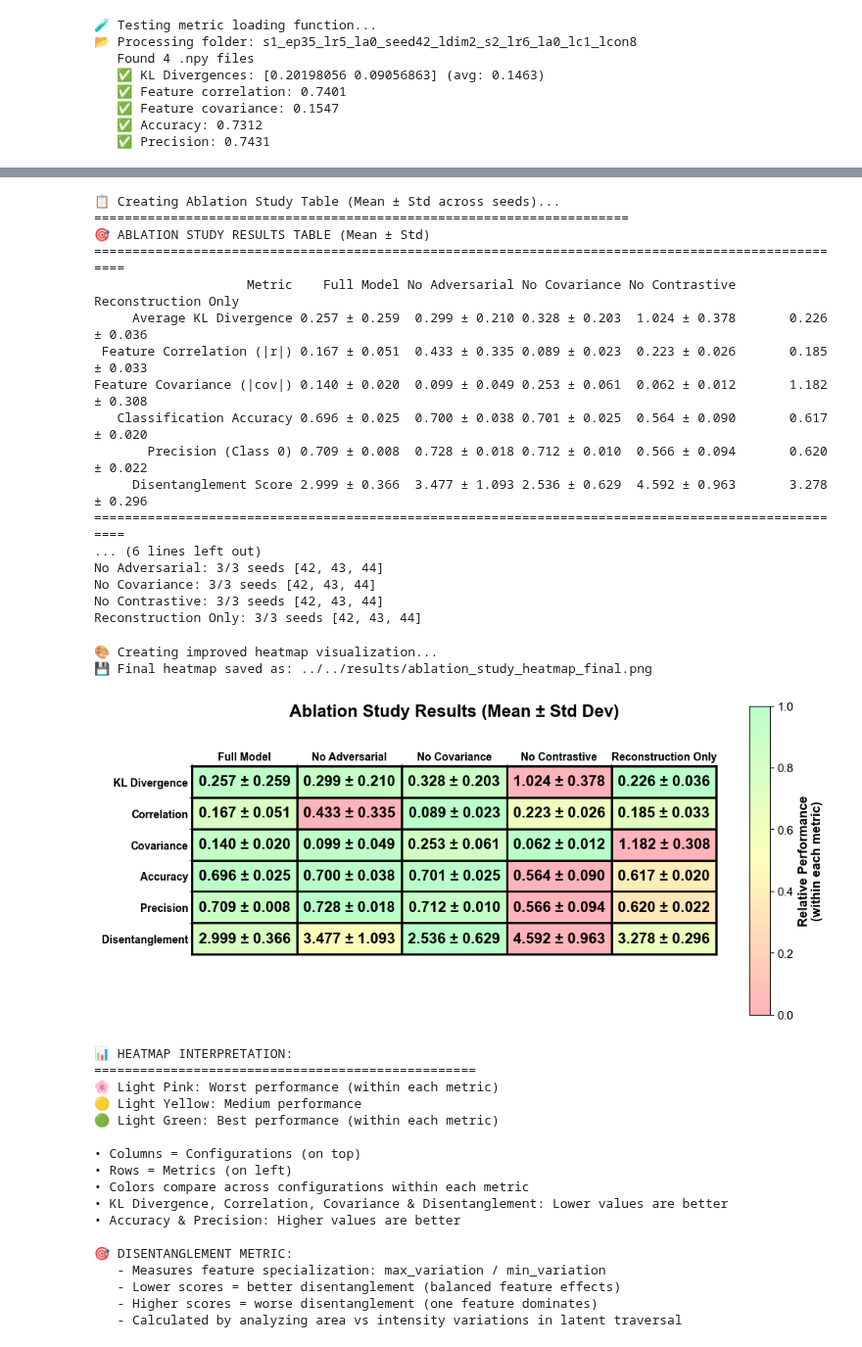
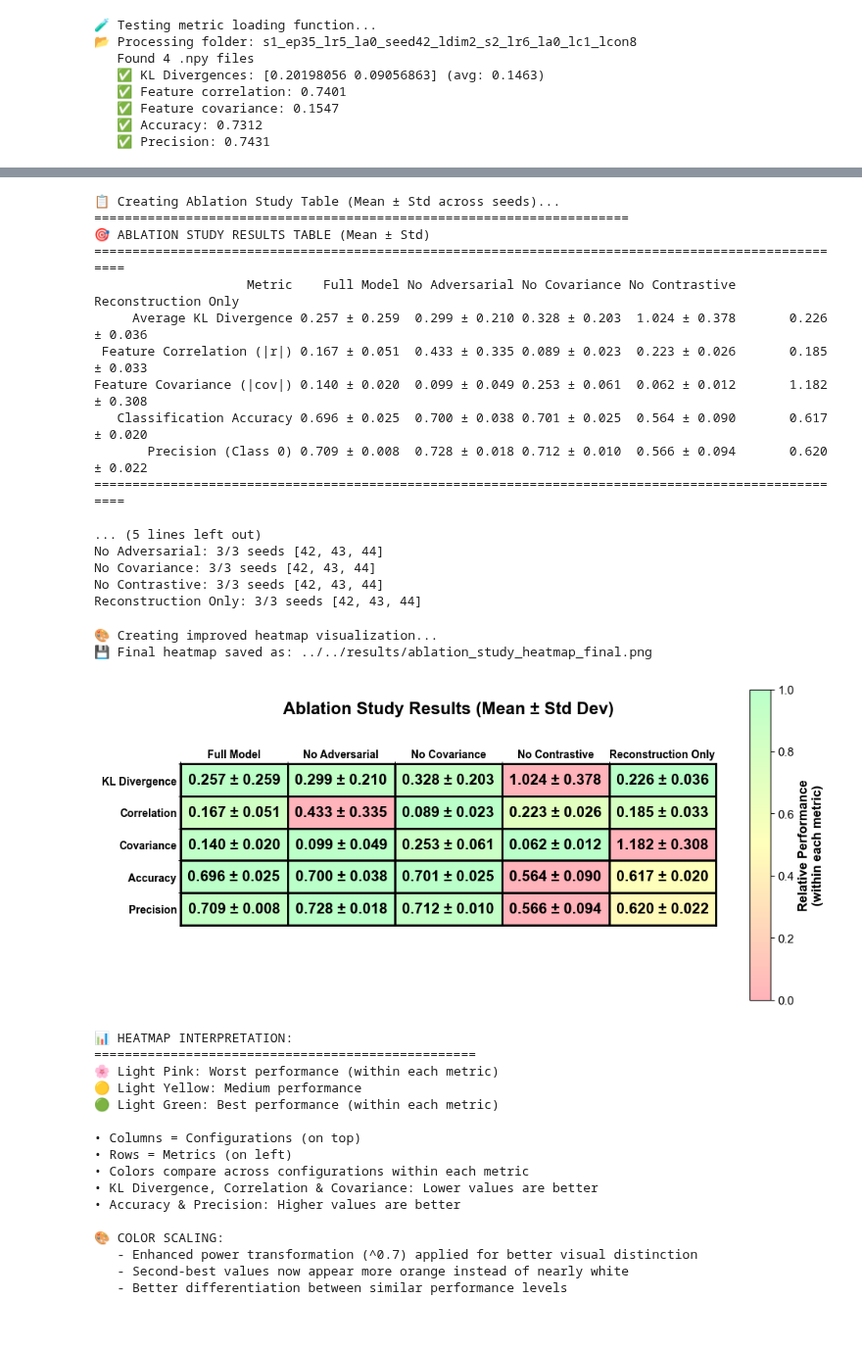
Before and after one commit to ComputationalMicroscopy4CellBio/AI4CellFate, a Jupyter notebook: notebooks/manuscript/SI_ablation_studies.ipynb, the cells around one changed output, grey strips where cells are left out. Shown at 98% size. Cells and saved outputs as stored; diff of their text form; code cells hidden in the pictures.

```diff
--- a/notebooks/manuscript/SI_ablation_studies.ipynb
+++ b/notebooks/manuscript/SI_ablation_studies.ipynb
@@ -485,15 +292,14 @@ def format_mean_std(values_list):
     else:
         return f"{mean_val:.3f} ± 0.000"
 
-# Prepare data for the table - INCLUDING DISENTANGLEMENT
+# Prepare data for the table
 table_data = {
     'Metric': [
         'Average KL Divergence',
         'Feature Correlation (|r|)',
         'Feature Covariance (|cov|)',
         'Classification Accuracy',
-        'Precision (Class 0)',
-        'Disentanglement Score'  # NEW METRIC
+        'Precision (Class 0)'
     ]
 }
 
@@ -506,8 +312,7 @@ for config_name in [config['name'] for config in ablation_configs]:
         format_mean_std(config_metrics['feature_correlation']),
         format_mean_std(config_metrics['feature_covariance']),
         format_mean_std(config_metrics['accuracy']),
-        format_mean_std(config_metrics['precision']),
-        format_mean_std(config_metrics['disentanglement_score'])  # NEW METRIC
+        format_mean_std(config_metrics['precision'])
     ]
 
     table_data[config_name] = column_values
@@ -545,9 +350,9 @@ for config_name in [config['name'] for config in ablation_configs]:
 Feature Covariance (|cov|) 0.140 ± 0.020  0.099 ± 0.049 0.253 ± 0.061  0.062 ± 0.012       1.182 ± 0.308
    Classification Accuracy 0.696 ± 0.025  0.700 ± 0.038 0.701 ± 0.025  0.564 ± 0.090       0.617 ± 0.020
        Precision (Class 0) 0.709 ± 0.008  0.728 ± 0.018 0.712 ± 0.010  0.566 ± 0.094       0.620 ± 0.022
-     Disentanglement Score 2.999 ± 0.366  3.477 ± 1.093 2.536 ± 0.629  4.592 ± 0.963       3.278 ± 0.296
 ====================================================================================================
-... (6 lines left out)
+
+... (5 lines left out)
 No Adversarial: 3/3 seeds [42, 43, 44]
 No Covariance: 3/3 seeds [42, 43, 44]
 No Contrastive: 3/3 seeds [42, 43, 44]
@@ -559,10 +364,10 @@ import numpy as np
 # Create improved heatmap visualization with row-wise normalization
 print("🎨 Creating improved heatmap visualization...")
 
-# Extract data for visualization - ROTATED WITH DISENTANGLEMENT
+# Extract data for visualization - ROTATED
 config_names = ['Full Model', 'No Adversarial', 'No Covariance', 'No Contrastive', 'Reconstruction Only']  # Only configs with data
-metric_names = ['KL Divergence', 'Correlation', 'Covariance', 'Accuracy', 'Precision', 'Disentanglement']  # Shorter names
-metric_keys = ['avg_kl_divergence', 'feature_correlation', 'feature_covariance', 'accuracy', 'precision', 'disentanglement_score']
+metric_names = ['KL Divergence', 'Correlation', 'Covariance', 'Accuracy', 'Precision']  # Shorter names
+metric_keys = ['avg_kl_divergence', 'feature_correlation', 'feature_covariance', 'accuracy', 'precision']
 
 # First, collect all available configs
 available_configs = []
@@ -603,9 +408,9 @@ raw_data_matrix = np.array(raw_data_matrix)
 text_matrix = np.array(text_matrix)
 
 # Define which metrics should be inverted (lower is better)
-metrics_lower_is_better = ['feature_correlation', 'feature_covariance', 'disentanglement_score']
+metrics_lower_is_better = ['feature_correlation', 'feature_covariance']
 
-# Normalize each row separately for coloring (compare across configurations for each metric)
+# Normalize each row separately for coloring with improved scaling for better distinction
 data_matrix = np.zeros_like(raw_data_matrix)
 for i in range(len(metric_names)):
     row = raw_data_matrix[i, :]
@@ -619,8 +424,12 @@ for i in range(len(metric_names)):
             # Invert: best (lowest) gets highest score
             normalized = 1.0 - (valid_values - np.min(valid_values)) / (np.max(valid_values) - np.min(valid_values))
         else:
-            # For others (accuracy, precision, disentanglement), higher is better
+            # For others (accuracy, precision), higher is better
             normalized = (valid_values - np.min(valid_values)) / (np.max(valid_values) - np.min(valid_values))
+
+        # Apply power transformation to enhance mid-range differences
+        # This makes the second-best values more orange-ish instead of nearly white
+        normalized = np.power(normalized, 0.7)  # Power < 1 spreads out the middle values
 
         data_matrix[i, valid_mask] = normalized
     else:
@@ -681,40 +490,39 @@ for spine in ax.spines.values():
     spine.set_color('black')
 
 # Add colorbar with Arial font
 cbar = plt.colorbar(im, ax=ax, shrink=0.6, aspect=15)
 cbar.set_label('Relative Performance\n(within each metric)', fontweight='bold', fontsize=12, family='Arial')
 cbar.ax.tick_params(labelsize=11)
 
 # Adjust layout
 plt.tight_layout()
 
 # Save the plot
 heatmap_path = "../../results/ablation_study_heatmap_final.png"
 plt.savefig(heatmap_path, dpi=300, bbox_inches='tight', facecolor='white')
 print(f"💾 Final heatmap saved as: {heatmap_path}")
 
 plt.show()
 
 # Print interpretation guide
 print("\n📊 HEATMAP INTERPRETATION:")
 print("="*50)
 print("🌸 Light Pink: Worst performance (within each metric)")
 print("🟡 Light Yellow: Medium performance")
 print("🟢 Light Green: Best performance (within each metric)")
 print("\n• Columns = Configurations (on top)")
 print("• Rows = Metrics (on left)")
 print("• Colors compare across configurations within each metric")
-print("• KL Divergence, Correlation, Covariance & Disentanglement: Lower values are better")
+print("• KL Divergence, Correlation & Covariance: Lower values are better")
 print("• Accuracy & Precision: Higher values are better")
-print("\n🎯 DISENTANGLEMENT METRIC:")
-print("   - Measures feature specialization: max_variation / min_variation")
-print("   - Lower scores = better disentanglement (balanced feature effects)")
-print("   - Higher scores = worse disentanglement (one feature dominates)")
-print("   - Calculated by analyzing area vs intensity variations in latent traversal")
+print("\n🎨 COLOR SCALING:")
+print("   - Enhanced power transformation (^0.7) applied for better visual distinction")
+print("   - Second-best values now appear more orange instead of nearly white")
+print("   - Better differentiation between similar performance levels")
 # %% [output]
 🎨 Creating improved heatmap visualization...
 💾 Final heatmap saved as: ../../results/ablation_study_heatmap_final.png
-[figure, old version]
+[figure, new version]
 📊 HEATMAP INTERPRETATION:
 ==================================================
 🌸 Light Pink: Worst performance (within each metric)
@@ -724,11 +532,10 @@ print("   - Calculated by analyzing area vs intensity variations in latent trave
 • Columns = Configurations (on top)
 • Rows = Metrics (on left)
 • Colors compare across configurations within each metric
-• KL Divergence, Correlation, Covariance & Disentanglement: Lower values are better
+• KL Divergence, Correlation & Covariance: Lower values are better
 • Accuracy & Precision: Higher values are better
 
-🎯 DISENTANGLEMENT METRIC:
-   - Measures feature specialization: max_variation / min_variation
-   - Lower scores = better disentanglement (balanced feature effects)
-   - Higher scores = worse disentanglement (one feature dominates)
-   - Calculated by analyzing area vs intensity variations in latent traversal
+🎨 COLOR SCALING:
+   - Enhanced power transformation (^0.7) applied for better visual distinction
+   - Second-best values now appear more orange instead of nearly white
+   - Better differentiation between similar performance levels
```
Also changed, not shown: parts of 2 cells of this notebook.
